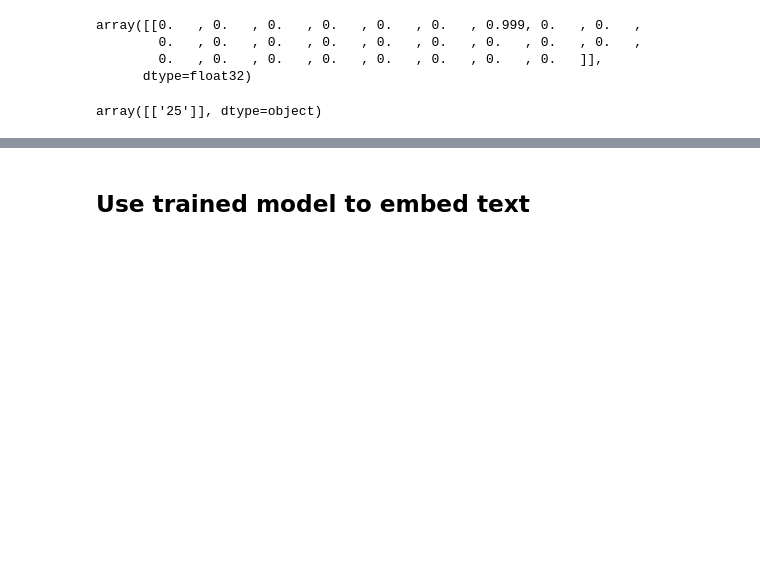
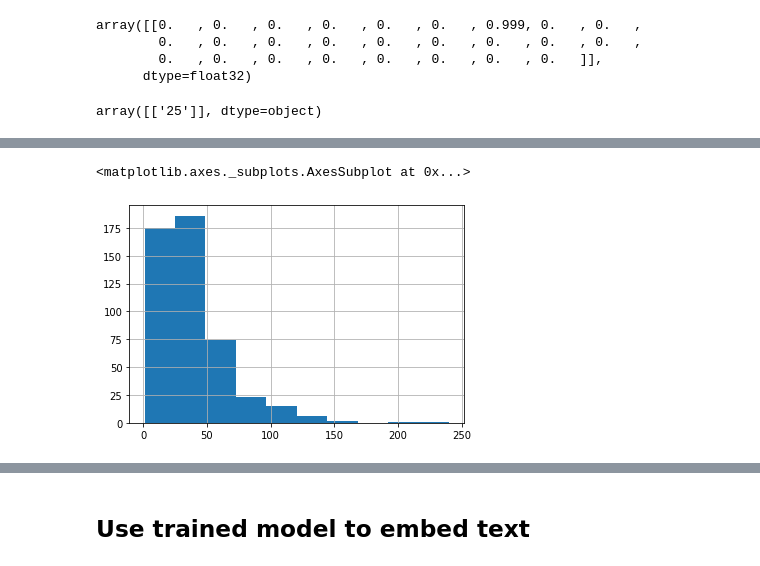
Before and after one commit to new5558/Chula-course-recommender-proof-of-concept, a Jupyter notebook: src/model.ipynb, the cells around one changed output, grey strips where cells are left out. Drawn from its saved outputs; the diff is of its cells as text; code cells hidden in the pictures; blank space fills up the shorter version.

```diff
--- a/src/model.ipynb
+++ b/src/model.ipynb
@@ -2154,0 +2114,3 @@ label inversed: [['22']]
+# %%
+merged_df = df.merge(program_courses_thai_df)
+merged_df
@@ -2154,0 +2131,5 @@ label inversed: [['22']]
+# %%
+merged_df['program_code'].value_counts().hist()
+# %% [output]
+<matplotlib.axes._subplots.AxesSubplot at 0x...>
+[figure, added]
```
Also changed, not shown: parts of 56 cells of this notebook.
